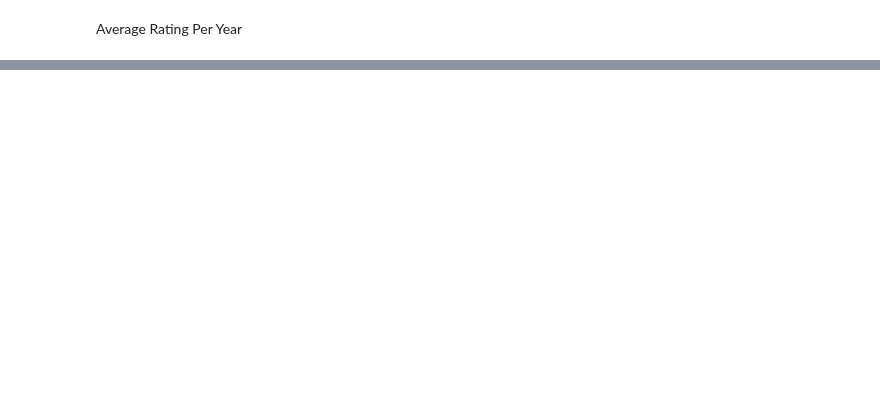
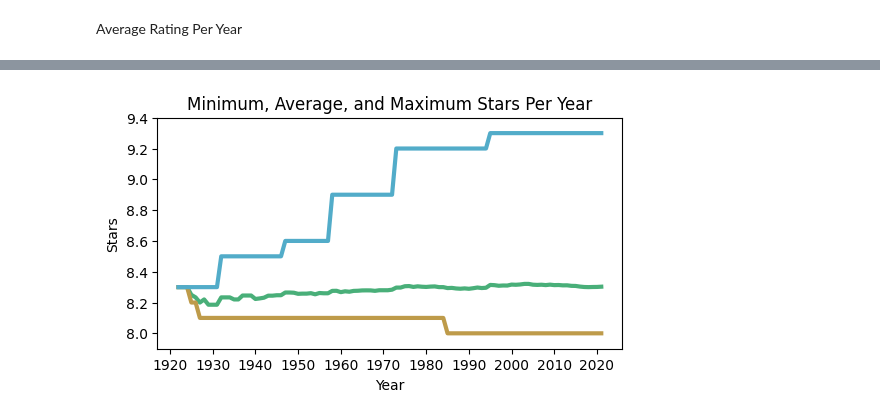
Before and after one commit to MaxTechniche/DS20_Unit_1_Build, a Jupyter notebook: Jacob_Maxfield_Unit_1_Project_Build.ipynb, the cells around one changed output, grey strips where cells are left out. Saved outputs shown, nothing was run; the diff lists cells and outputs as text; code cells hidden in the pictures; blank space fills up the shorter version.

```diff
--- a/Jacob_Maxfield_Unit_1_Project_Build.ipynb
+++ b/Jacob_Maxfield_Unit_1_Project_Build.ipynb
@@ -420,2 +410,13 @@ rank_mean_df
 # %% [markdown]
 Average Rating Per Year
+# %%
+year_averages = []
+year_min = []
+year_max = []
+year_std = []
+for year in range(1920, 2021):
+  year_check = df[df['Year'] <= year]['Rank_All_All_Ages']
+  year_averages.append(year_check.mean())
+  year_min.append(year_check.min())
+  year_max.append(year_check.max())
+  year_std.append(year_check.std())
@@ -421,0 +443,16 @@ Average Rating Per Year
+# %%
+plt.figure(figsize=(6, 3))
+plt.plot(year_averages, lw=3, color='#49AF79')
+plt.plot(year_min, lw=3, color='#BE9B4A')
+plt.plot(year_max, lw=3, color='#52ACC9')
+plt.xticks(range(-1, 100, 10), [str(x) for x in range(1920, 2021, 10)])
+plt.ylim(7.9, 9.4)
+plt.title('Minimum, Average, and Maximum Stars Per Year')
+plt.ylabel('Stars')
+plt.xlabel('Year')
+
+# plt.savefig('min_avg_max_stars_per_year.png', bbox_inches='tight')
+
+plt.show()
+# %% [output]
+[figure, added]
```
Also changed, not shown: parts of 14 cells of this notebook.
